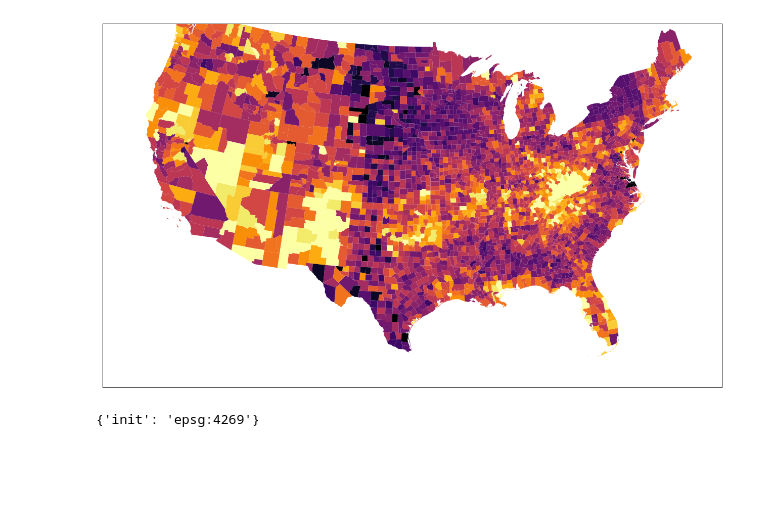
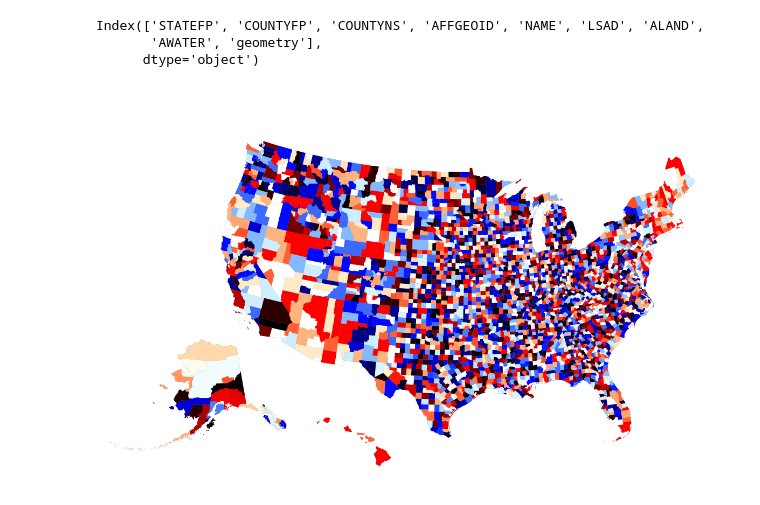
Before and after one commit to christian-johnson/election-neural-net, a Jupyter notebook: mapping.ipynb, the cells around one changed output. Saved outputs shown, nothing was run; the diff lists cells and outputs as text; code cells hidden in the pictures; blank space fills up the shorter version.

```diff
--- a/mapping.ipynb
+++ b/mapping.ipynb
@@ -78,4 +9,0 @@ import geopandas as gp
-# %%
-df = gp.read_file('cb_2015_us_county_5m/cb_2015_us_county_5m.shp')
-# %%
-df.index = list(map(int,df['GEOID']))
@@ -111,8 +10,44 @@ def countyPlot(df, column,cmap='inferno',vmin=None,vmax=None):
-# %%
-countyPlot(result, 'DrugPoisoning')
-# %% [output]
-[figure, removed]
-# %%
-df.crs
-# %% [output]
-{'init': 'epsg:4269'}
+# %%
+#Simplified loading of data, directly from ACS csv files instead of reading Excel files from the Fed
+
+def loadACS_CSV(filename):
+    data = pd.read_csv(filename, encoding='latin1', low_memory=False)
+    data.columns = data.iloc[0]
+    data = data.drop(0)
+    data = data.set_index('Id2')
+    data.index.name = 'FIPS'
+    data = data.drop('Id',axis=1)
+    data = data.rename({'Geography':'County Name'}, axis =1 )
+    return data
+
+demographicsFilename = 'data_spreadsheets/ACS_16_5YR_Demographics/ACS_16_5YR_DP05_with_ann.csv'
+economicsFilename = 'data_spreadsheets/ACS_16_5YR_Economic_Indicators/ACS_16_5YR_DP03_with_ann.csv'
+socialFilename = 'data_spreadsheets/ACS_16_5YR_Social_Characteristics/ACS_16_5YR_DP02_with_ann.csv'
+
+#Load Census data from CSV files
+demographics = loadACS_CSV(demographicsFilename)
+economics = loadACS_CSV(economicsFilename)
+social = loadACS_CSV(socialFilename)
+
+#Drug Poisoning data
+
+#Climate change data
+
+#Voting data
+
+
+
+#Get county shape information from shapefile
+countyShapes = gp.read_file('cb_2015_us_county_5m/cb_2015_us_county_5m.shp')
+countyShapes = countyShapes.set_index('GEOID')
+countyShapes.index.name='FIPS'
+countyShapes = countyShapes.sort_index()
+
+#Merge all the data into a master GeoDataFrame, called 'usa'
+usa = countyShapes.merge(demographics.merge(economics, left_index=True, right_index=True).merge(social, left_index=True, right_index=True), left_index=True, right_index=True)
+# %%
+countyShapes.columns
+# %% [output]
+Index(['STATEFP', 'COUNTYFP', 'COUNTYNS', 'AFFGEOID', 'NAME', 'LSAD', 'ALAND',
+       'AWATER', 'geometry'],
+      dtype='object')
@@ -118,0 +106,4 @@ df.crs
+# %%
+countyPlot(usa, 'COUNTYFP',cmap='flag',cLabel=None)
+# %% [output]
+[figure, added]
```
Also changed, not shown: parts of 11 cells of this notebook, 21 other files.
